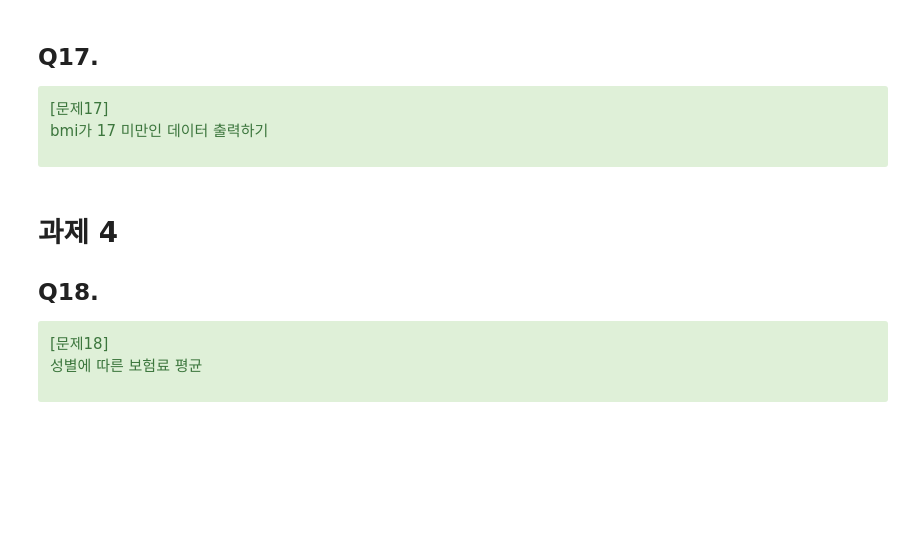
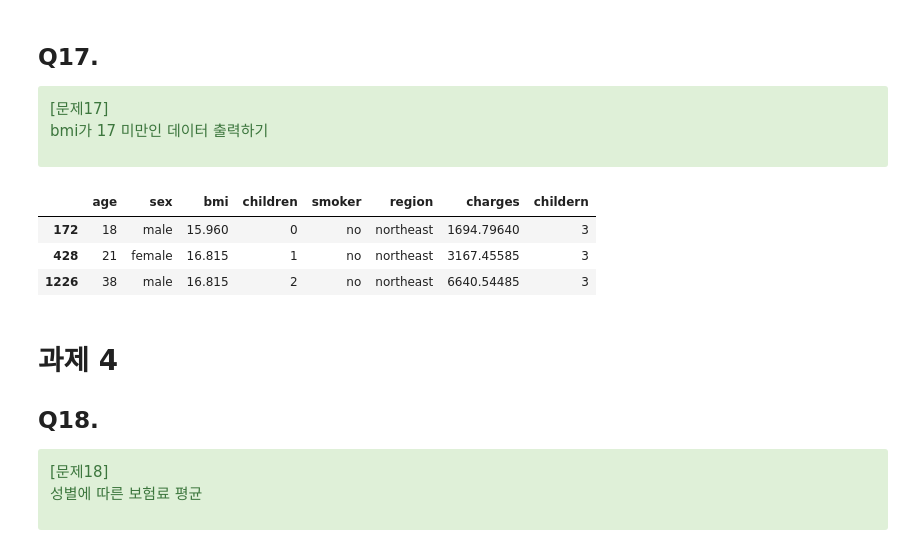
Before and after one commit to JeonJongDae/dinner_stock_AI, a Jupyter notebook: 2주차/pandas_exercise.ipynb, the cells around one changed output. Cells and saved outputs as stored; diff of their text form; code cells hidden in the pictures; blank space fills up the shorter version.

```diff
--- a/2주차/pandas_exercise.ipynb
+++ b/2주차/pandas_exercise.ipynb
@@ -378,6 +434,15 @@ pd.value_counts
 
  bmi가  17 미만인 데이터 출력하기
 </div>
+# %%
+bmi17 = df['bmi']<17
+# %%
+df[bmi17]
+# %% [output]
+|  | age | sex | bmi | children | smoker | region | charges | childern |
+| 172 | 18 | male | 15.960 | 0 | no | northeast | 1694.79640 | 3 |
+| 428 | 21 | female | 16.815 | 1 | no | northeast | 3167.45585 | 3 |
+| 1226 | 38 | male | 16.815 | 2 | no | northeast | 6640.54485 | 3 |
 # %% [markdown]
 # 과제 4
 ## Q18.
```
Also changed, not shown: parts of 18 cells of this notebook.
